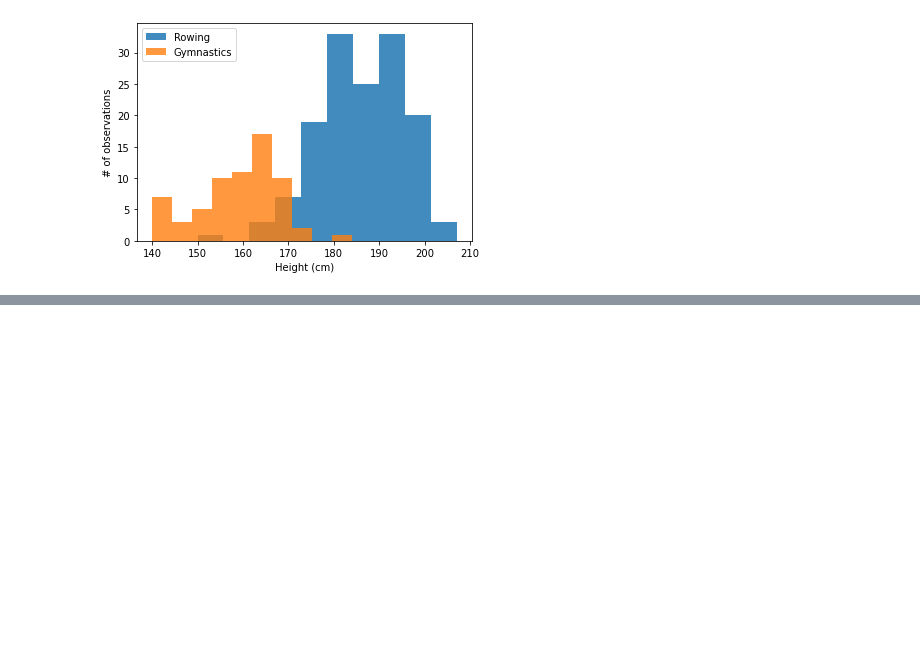
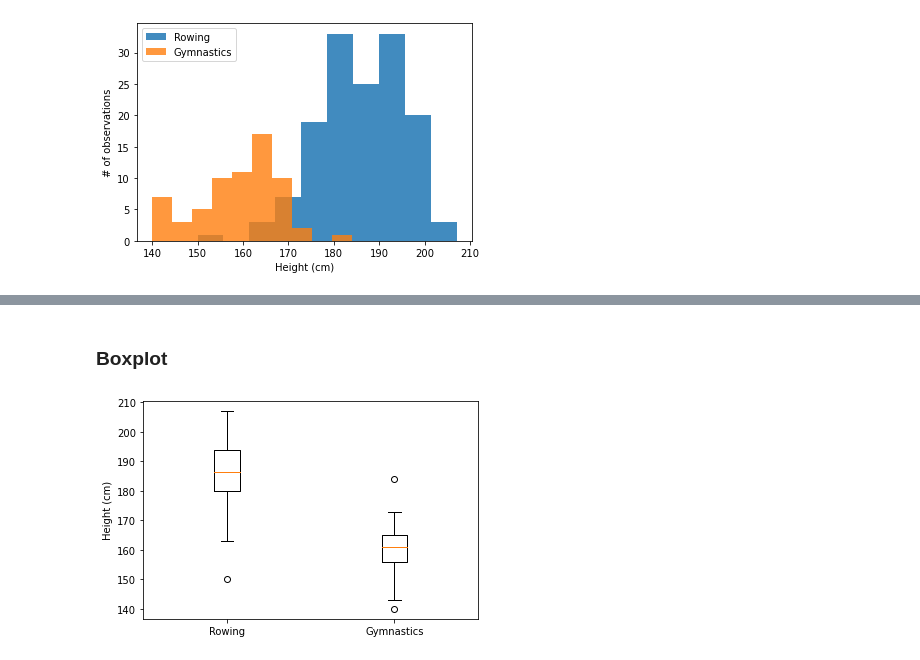
Before and after one commit to JuanFeA98/DataCamp, a Jupyter notebook: Visualization wih Matplotlib/03. Quantitative comparisons.ipynb, the cells around one changed output, grey strips where cells are left out. Saved outputs shown, nothing was run; the diff lists cells and outputs as text; code cells hidden in the pictures; blank space fills up the shorter version.

```diff
--- a/Visualization wih Matplotlib/03. Quantitative comparisons.ipynb
+++ b/Visualization wih Matplotlib/03. Quantitative comparisons.ipynb
@@ -84,0 +96,13 @@ plt.show()
+# %% [markdown]
+### **Boxplot**
+# %%
+fig, ax = plt.subplots()
+
+ax.boxplot([rowing['Height'], gymnastics['Height']])
+
+ax.set_xticklabels(['Rowing', 'Gymnastics'])
+ax.set_ylabel('Height (cm)')
+
+plt.show()
+# %% [output]
+[figure, added]
```
Also changed, not shown: parts of 3 cells of this notebook.
